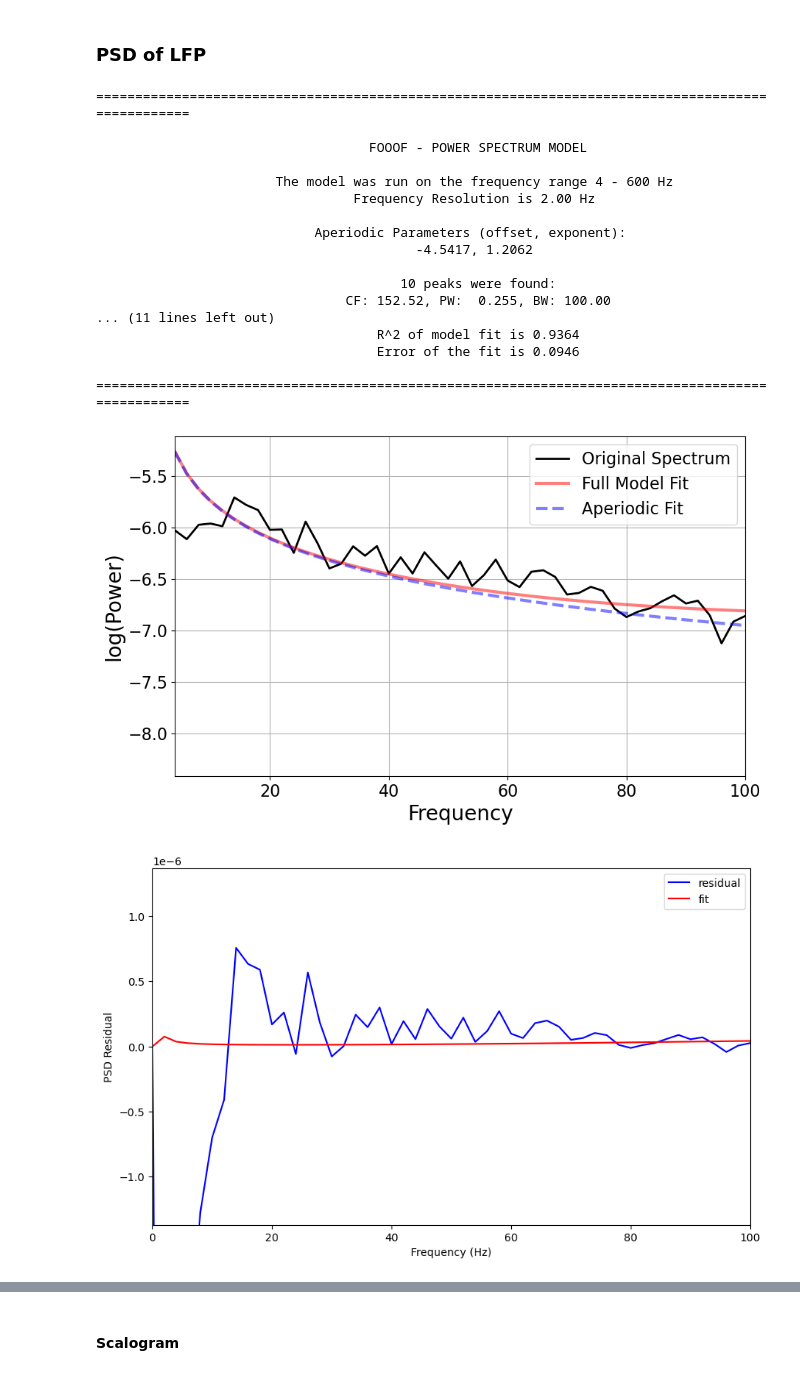
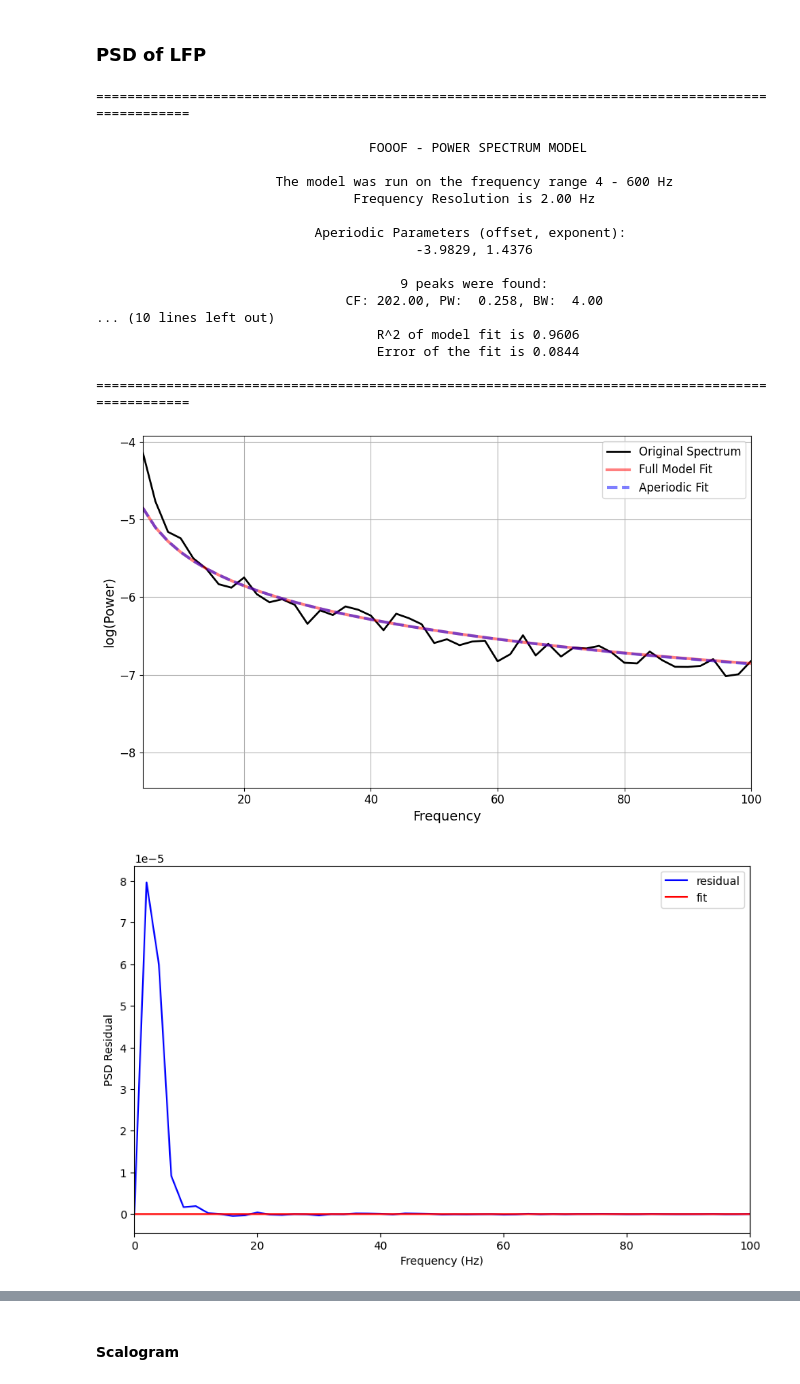
Before and after one commit to KhuramC/V1-Homogenous, a Jupyter notebook: Analysis/Analyze_PSD.ipynb, the cells around one changed output, grey strips where cells are left out. Saved outputs shown, nothing was run; the diff lists cells and outputs as text; code cells hidden in the pictures.

Commit message:
added parametric_run pathing

```diff
--- a/Analysis/Analyze_PSD.ipynb
+++ b/Analysis/Analyze_PSD.ipynb
@@ -10,9 +10,12 @@ import os
 from analysis import plot, utils, process # imoporting analysis module enables import from model folder
 
 %matplotlib inline
+parametric = False
+TRIAL_NAME = "long_1"
+RESULT_PATH = "simulation_results_v7"
+if parametric:
+    RESULT_PATH = os.path.join("parametric_runs",RESULT_PATH)
 
-TRIAL_NAME = "baseline_1"
-RESULT_PATH = "simulation_results_v3"
 if 'short' in TRIAL_NAME:
     RESULT_PATH +="/short"
 if 'long' in TRIAL_NAME:
@@ -192,22 +195,22 @@ if save_fooof:
                                  Frequency Resolution is 2.00 Hz
 
                             Aperiodic Parameters (offset, exponent):
-                                         -4.5417, 1.2062
+                                         -3.9829, 1.4376
 
-                                       10 peaks were found:
-                                CF: 152.52, PW:  0.255, BW: 100.00
-... (11 lines left out)
-                                    R^2 of model fit is 0.9364
-                                    Error of the fit is 0.0946
+                                       9 peaks were found:
+                                CF: 202.00, PW:  0.258, BW:  4.00
+... (10 lines left out)
+                                    R^2 of model fit is 0.9606
+                                    Error of the fit is 0.0844
 
 ==================================================================================================
-[figure, old version]
+[figure, new version]
 # %%
 _, ax = plt.subplots(1, 1, figsize=figsize)
-_ = plot.psd_residual(psd_lfp.frequency.values, psd_lfp.sel(channel=elec_id).values,
+res_psd, res_fit = plot.psd_residual(psd_lfp.frequency.values, psd_lfp.sel(channel=elec_id).values,
                       results, plot=True, plt_log=plt_log, plt_range=plt_range, ax=ax)
 yl = plt.gca().get_ylim()
 plt.gca().set_ylim(bottom=max(yl[0], -yl[1]))
 plt.show()
 # %% [output]
-[figure, old version]
+[figure, new version]
```
Also changed, not shown: parts of 7 cells of this notebook, 1 other file.
